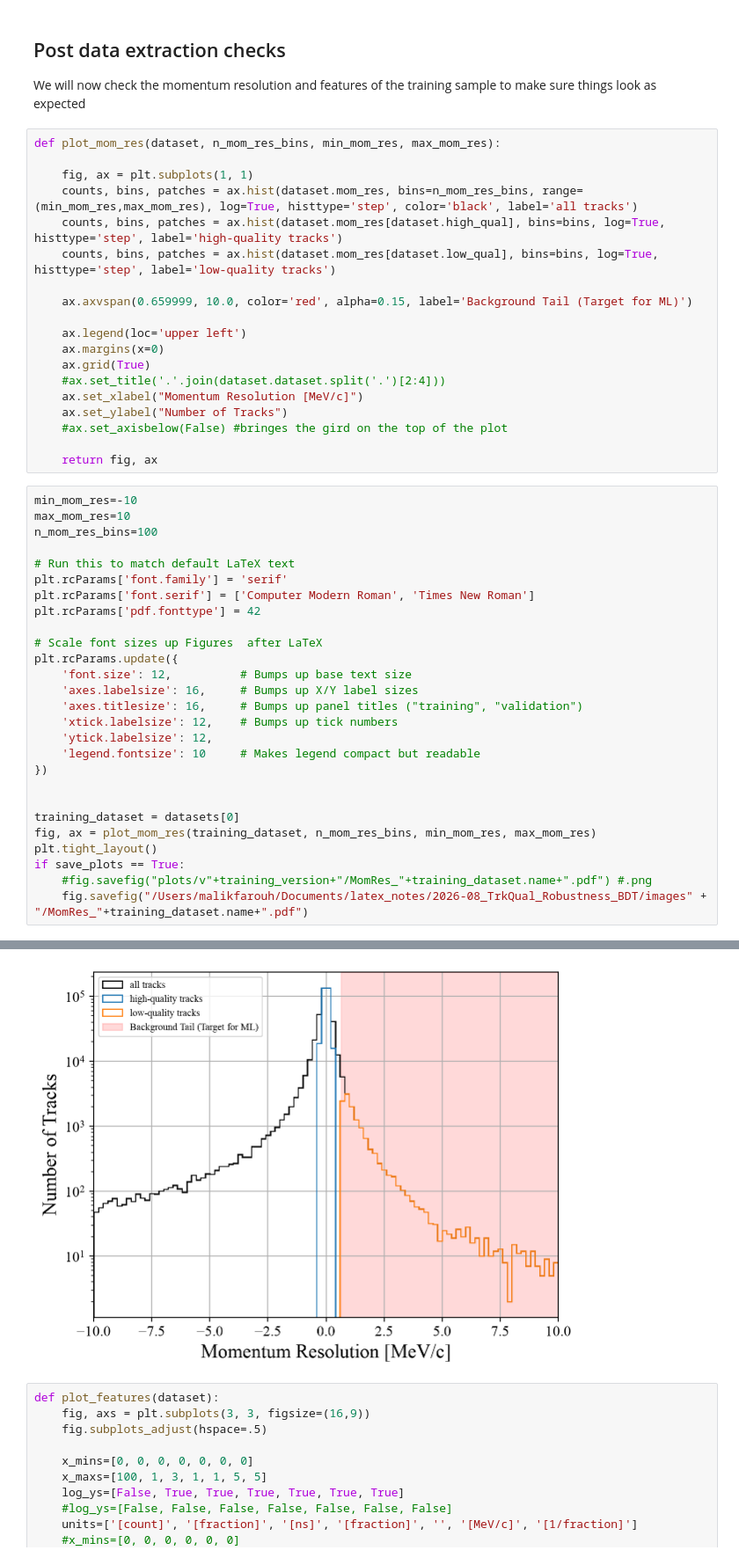
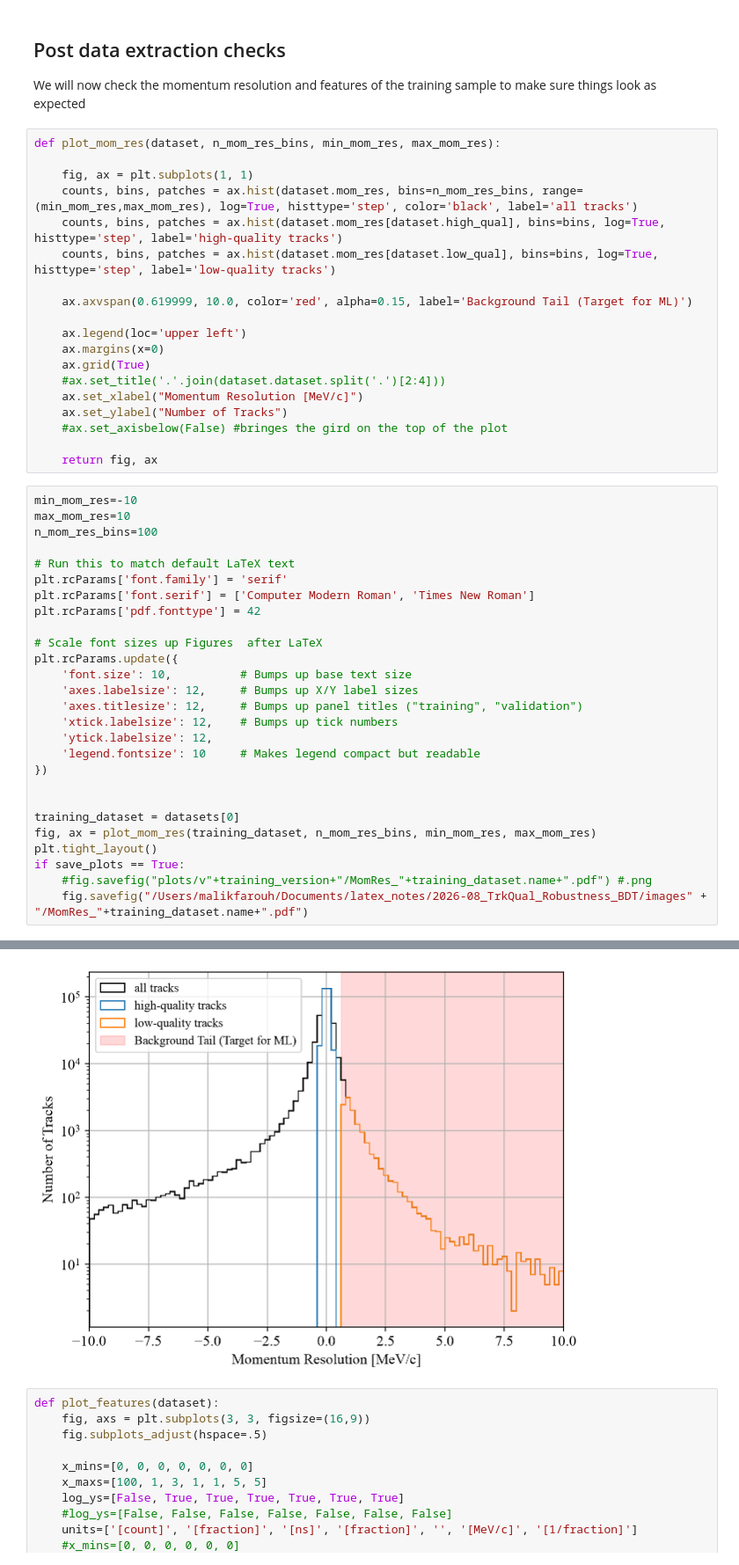
Before and after one commit to Malik-Farouh/Mu2e_XGboost_Project, a Jupyter notebook: TrkQualTrain.ipynb, the cells around one changed output, grey strips where cells are left out. Shown at 88% size. Cells and saved outputs as stored; diff of their text form.

```diff
--- a/TrkQualTrain.ipynb
+++ b/TrkQualTrain.ipynb
@@ -378,7 +378,7 @@ def plot_mom_res(dataset, n_mom_res_bins, min_mom_res, max_mom_res):
     counts, bins, patches = ax.hist(dataset.mom_res[dataset.high_qual], bins=bins, log=True, histtype='step', label='high-quality tracks')
     counts, bins, patches = ax.hist(dataset.mom_res[dataset.low_qual], bins=bins, log=True, histtype='step', label='low-quality tracks')
 
-    ax.axvspan(0.659999, 10.0, color='red', alpha=0.15, label='Background Tail (Target for ML)')
+    ax.axvspan(0.619999, 10.0, color='red', alpha=0.15, label='Background Tail (Target for ML)')
 
     ax.legend(loc='upper left')
     ax.margins(x=0)
@@ -401,9 +401,9 @@ plt.rcParams['pdf.fonttype'] = 42
 
 # Scale font sizes up Figures  after LaTeX
 plt.rcParams.update({
-    'font.size': 12,          # Bumps up base text size
-    'axes.labelsize': 16,     # Bumps up X/Y label sizes
-    'axes.titlesize': 16,     # Bumps up panel titles ("training", "validation")
+    'font.size': 10,          # Bumps up base text size
+    'axes.labelsize': 12,     # Bumps up X/Y label sizes
+    'axes.titlesize': 12,     # Bumps up panel titles ("training", "validation")
     'xtick.labelsize': 12,    # Bumps up tick numbers
     'ytick.labelsize': 12,
     'legend.fontsize': 10     # Makes legend compact but readable
@@ -421,4 +420,4 @@ WARNING:matplotlib.font_manager:findfont: Failed to find font weight normal, now
-[figure, old version]
+[figure, new version]
 # %%
 def plot_features(dataset):
     fig, axs = plt.subplots(3, 3, figsize=(16,9))
```
Also changed, not shown: parts of 3 cells of this notebook.
